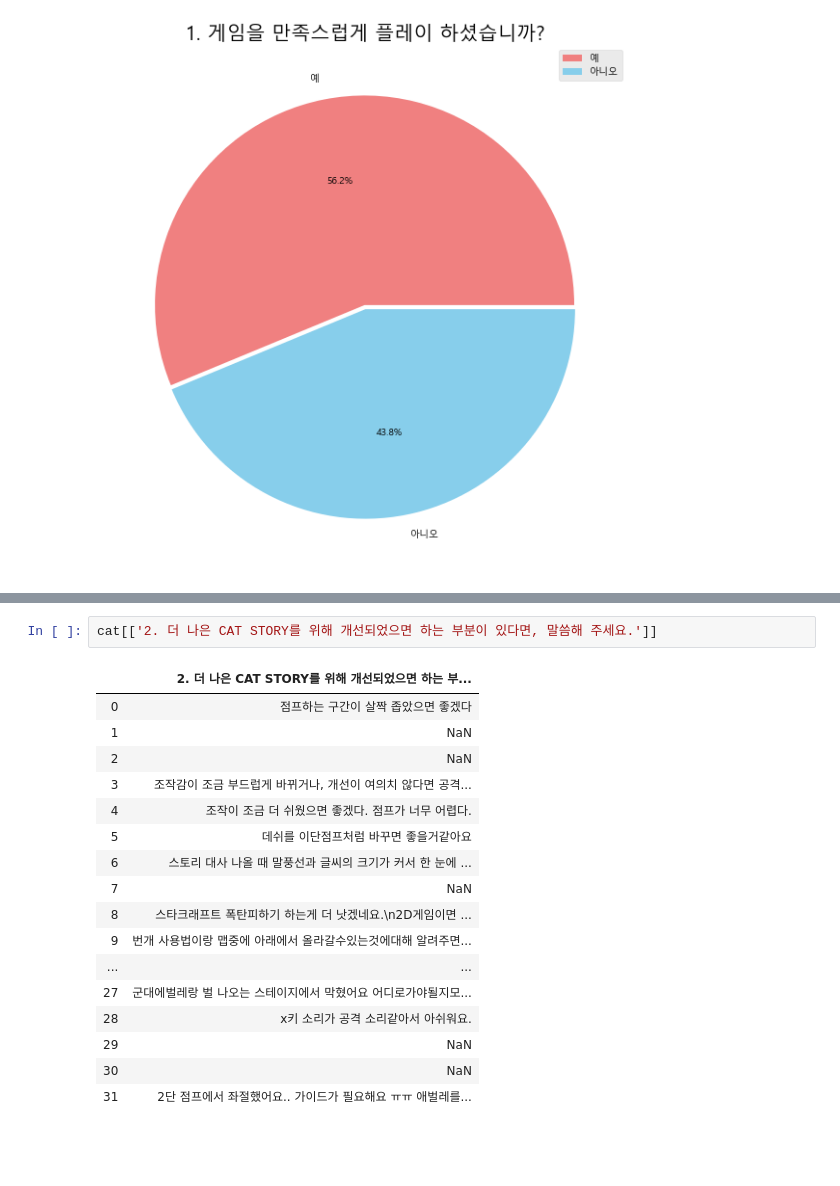
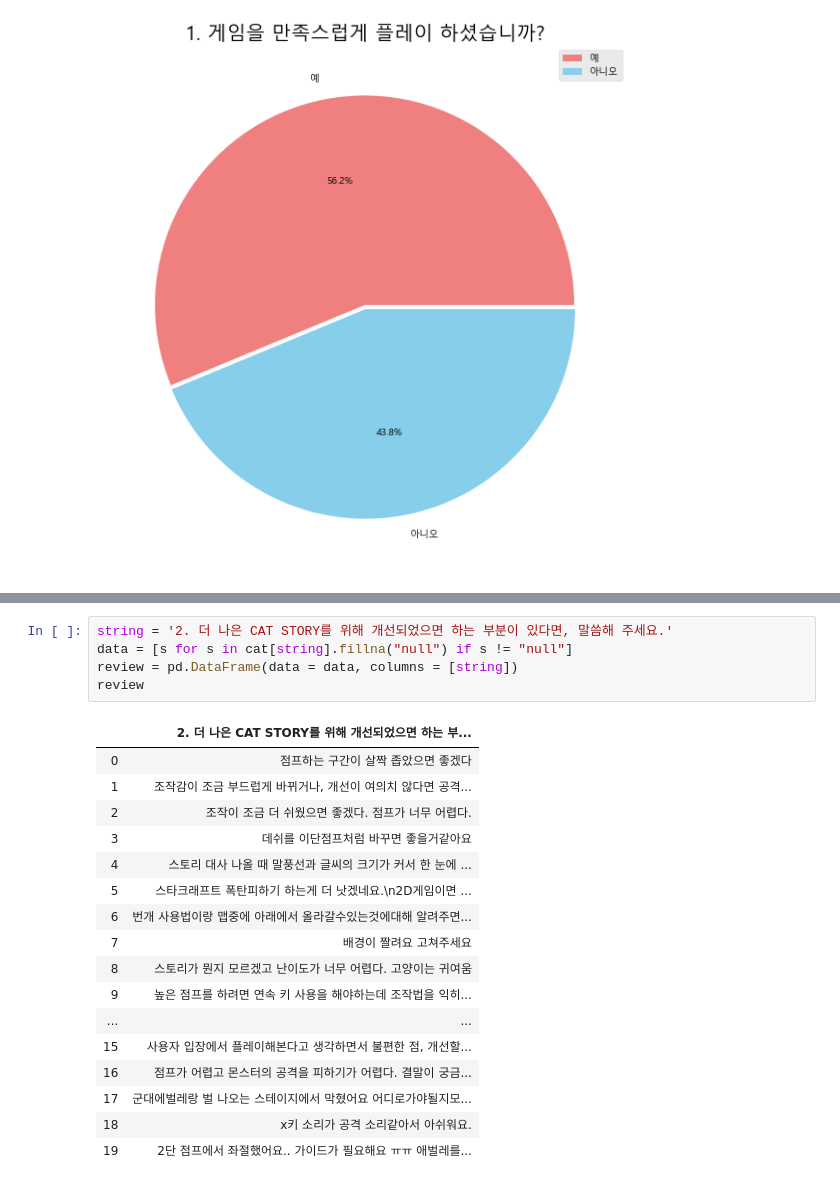
Before and after one commit to ds-wook/Python-Machine-Learning, a Jupyter notebook: Statistics/cat_story.ipynb, the cells around one changed output, grey strips where cells are left out. Saved outputs shown, nothing was run; the diff lists cells and outputs as text; blank space fills up the shorter version.

```diff
--- a/Statistics/cat_story.ipynb
+++ b/Statistics/cat_story.ipynb
@@ -251,20 +251,23 @@ plt.show()
 # %%
-cat[['2. 더 나은 CAT STORY를 위해 개선되었으면 하는 부분이 있다면, 말씀해 주세요.']]
+string = '2. 더 나은 CAT STORY를 위해 개선되었으면 하는 부분이 있다면, 말씀해 주세요.'
+data = [s for s in cat[string].fillna("null") if s != "null"]
+review = pd.DataFrame(data = data, columns = [string])
+review
 # %% [output]
 |  | 2. 더 나은 CAT STORY를 위해 개선되었으면 하는 부... |
 | 0 | 점프하는 구간이 살짝 좁았으면 좋겠다 |
-| 1 | NaN |
-| 2 | NaN |
-| 3 | 조작감이 조금 부드럽게 바뀌거나, 개선이 여의치 않다면 공격... |
-| 4 | 조작이 조금 더 쉬웠으면 좋겠다. 점프가 너무 어렵다. |
-| 5 | 데쉬를 이단점프처럼 바꾸면 좋을거같아요 |
-| 6 | 스토리 대사 나올 때 말풍선과 글씨의 크기가 커서 한 눈에 ... |
-| 7 | NaN |
-| 8 | 스타크래프트 폭탄피하기 하는게 더 낫겠네요.\n2D게임이면 ... |
-| 9 | 번개 사용법이랑 맵중에 아래에서 올라갈수있는것에대해 알려주면... |
+| 1 | 조작감이 조금 부드럽게 바뀌거나, 개선이 여의치 않다면 공격... |
+| 2 | 조작이 조금 더 쉬웠으면 좋겠다. 점프가 너무 어렵다. |
+| 3 | 데쉬를 이단점프처럼 바꾸면 좋을거같아요 |
+| 4 | 스토리 대사 나올 때 말풍선과 글씨의 크기가 커서 한 눈에 ... |
+| 5 | 스타크래프트 폭탄피하기 하는게 더 낫겠네요.\n2D게임이면 ... |
+| 6 | 번개 사용법이랑 맵중에 아래에서 올라갈수있는것에대해 알려주면... |
+| 7 | 배경이 짤려요 고쳐주세요 |
+| 8 | 스토리가 뭔지 모르겠고 난이도가 너무 어렵다. 고양이는 귀여움 |
+| 9 | 높은 점프를 하려면 연속 키 사용을 해야하는데 조작법을 익히... |
 | ... | ... |
-| 27 | 군대에벌레랑 벌 나오는 스테이지에서 막혔어요 어디로가야될지모... |
-| 28 | x키 소리가 공격 소리같아서 아쉬워요. |
-| 29 | NaN |
-| 30 | NaN |
-| 31 | 2단 점프에서 좌절했어요.. 가이드가 필요해요 ㅠㅠ 애벌레를... |
+| 15 | 사용자 입장에서 플레이해본다고 생각하면서 불편한 점, 개선할... |
+| 16 | 점프가 어렵고 몬스터의 공격을 피하기가 어렵다. 결말이 궁금... |
+| 17 | 군대에벌레랑 벌 나오는 스테이지에서 막혔어요 어디로가야될지모... |
+| 18 | x키 소리가 공격 소리같아서 아쉬워요. |
+| 19 | 2단 점프에서 좌절했어요.. 가이드가 필요해요 ㅠㅠ 애벌레를... |
```
Also changed, not shown: parts of 20 cells of this notebook.
